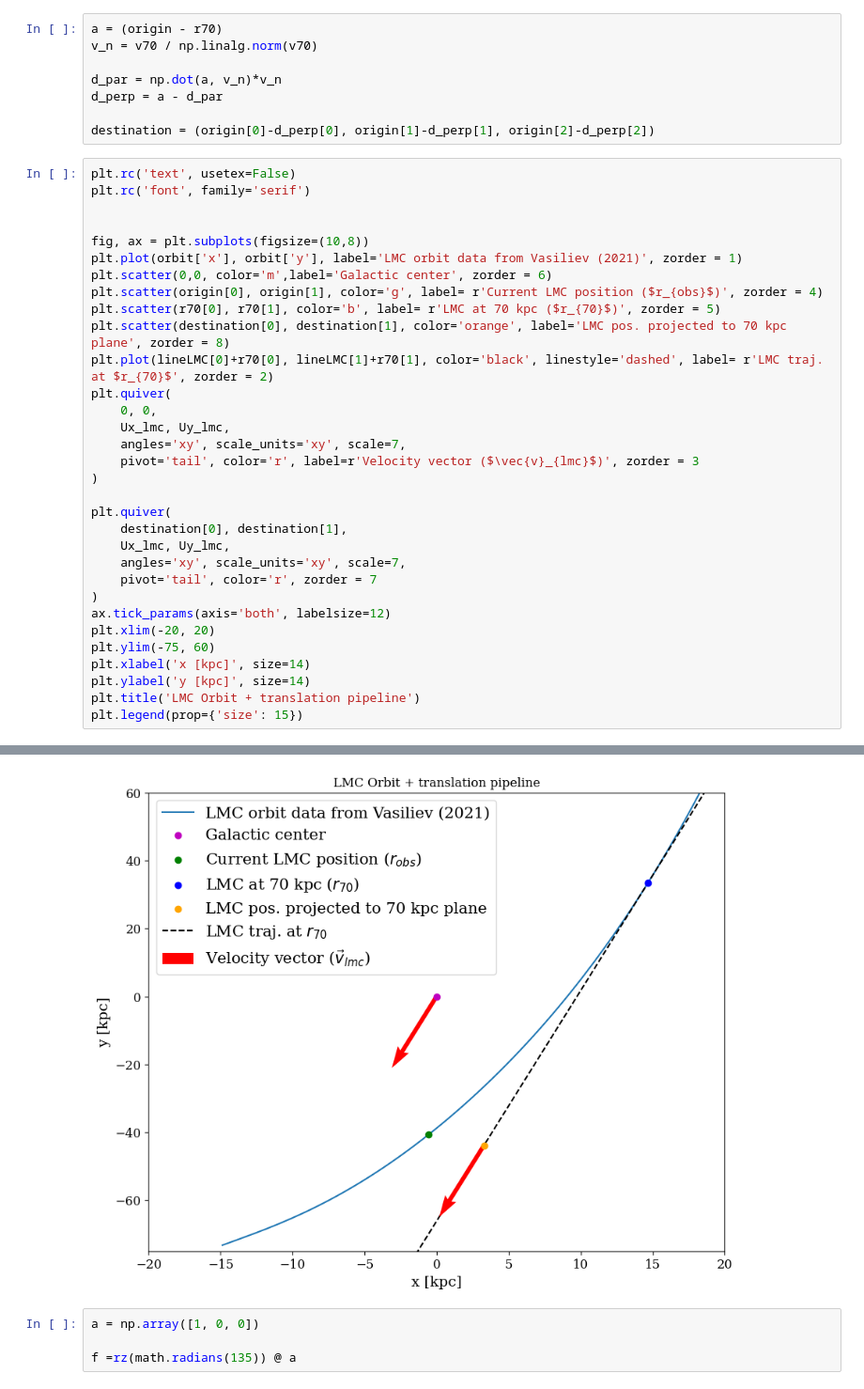
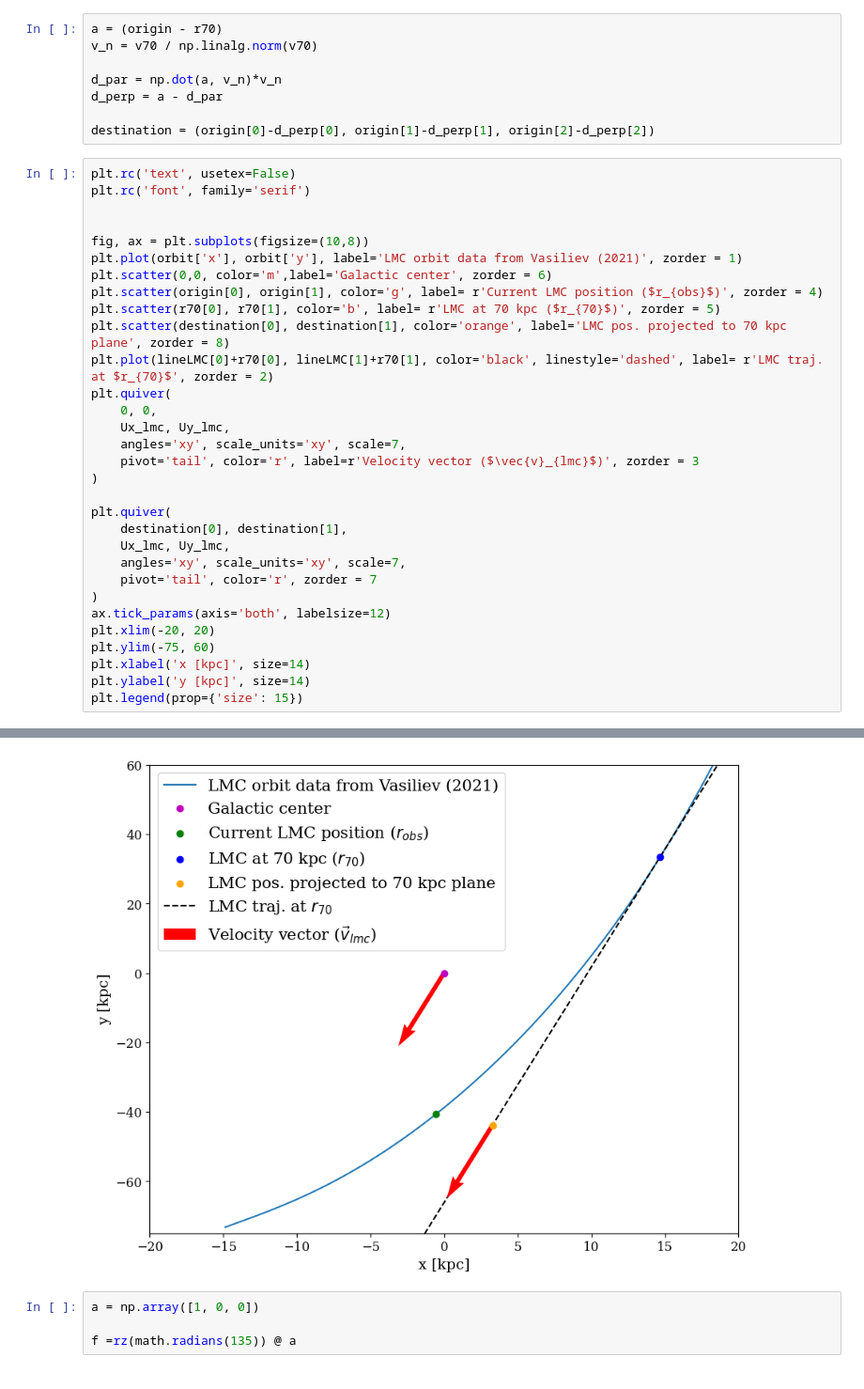
Before and after one commit to TheArchAstronomer/My_thesis, a Jupyter notebook: Rotations.ipynb, the cells around one changed output, grey strips where cells are left out. Shown at 94% size. Cells and saved outputs as stored; diff of their text form.

```diff
--- a/Rotations.ipynb
+++ b/Rotations.ipynb
@@ -502,35 +502,34 @@ plt.rc('font', family='serif')
 
 
 fig, ax = plt.subplots(figsize=(10,8))
 plt.plot(orbit['x'], orbit['y'], label='LMC orbit data from Vasiliev (2021)', zorder = 1)
 plt.scatter(0,0, color='m',label='Galactic center', zorder = 6)
 plt.scatter(origin[0], origin[1], color='g', label= r'Current LMC position ($r_{obs}$)', zorder = 4)
 plt.scatter(r70[0], r70[1], color='b', label= r'LMC at 70 kpc ($r_{70}$)', zorder = 5)
 plt.scatter(destination[0], destination[1], color='orange', label='LMC pos. projected to 70 kpc plane', zorder = 8)
 plt.plot(lineLMC[0]+r70[0], lineLMC[1]+r70[1], color='black', linestyle='dashed', label= r'LMC traj. at $r_{70}$', zorder = 2)
 plt.quiver(
     0, 0,
     Ux_lmc, Uy_lmc,
     angles='xy', scale_units='xy', scale=7,
     pivot='tail', color='r', label=r'Velocity vector ($\vec{v}_{lmc}$)', zorder = 3
 )
 
 plt.quiver(
     destination[0], destination[1],
     Ux_lmc, Uy_lmc,
     angles='xy', scale_units='xy', scale=7,
     pivot='tail', color='r', zorder = 7
 )
 ax.tick_params(axis='both', labelsize=12)
 plt.xlim(-20, 20)
 plt.ylim(-75, 60)
 plt.xlabel('x [kpc]', size=14)
 plt.ylabel('y [kpc]', size=14)
-plt.title('LMC Orbit + translation pipeline')
 plt.legend(prop={'size': 15})
 # %% [output]
 <matplotlib.legend.Legend at 0x...>
-[figure, old version]
+[figure, new version]
 # %%
 a = np.array([1, 0, 0])
 
```
Also changed, not shown: 4 other files.
